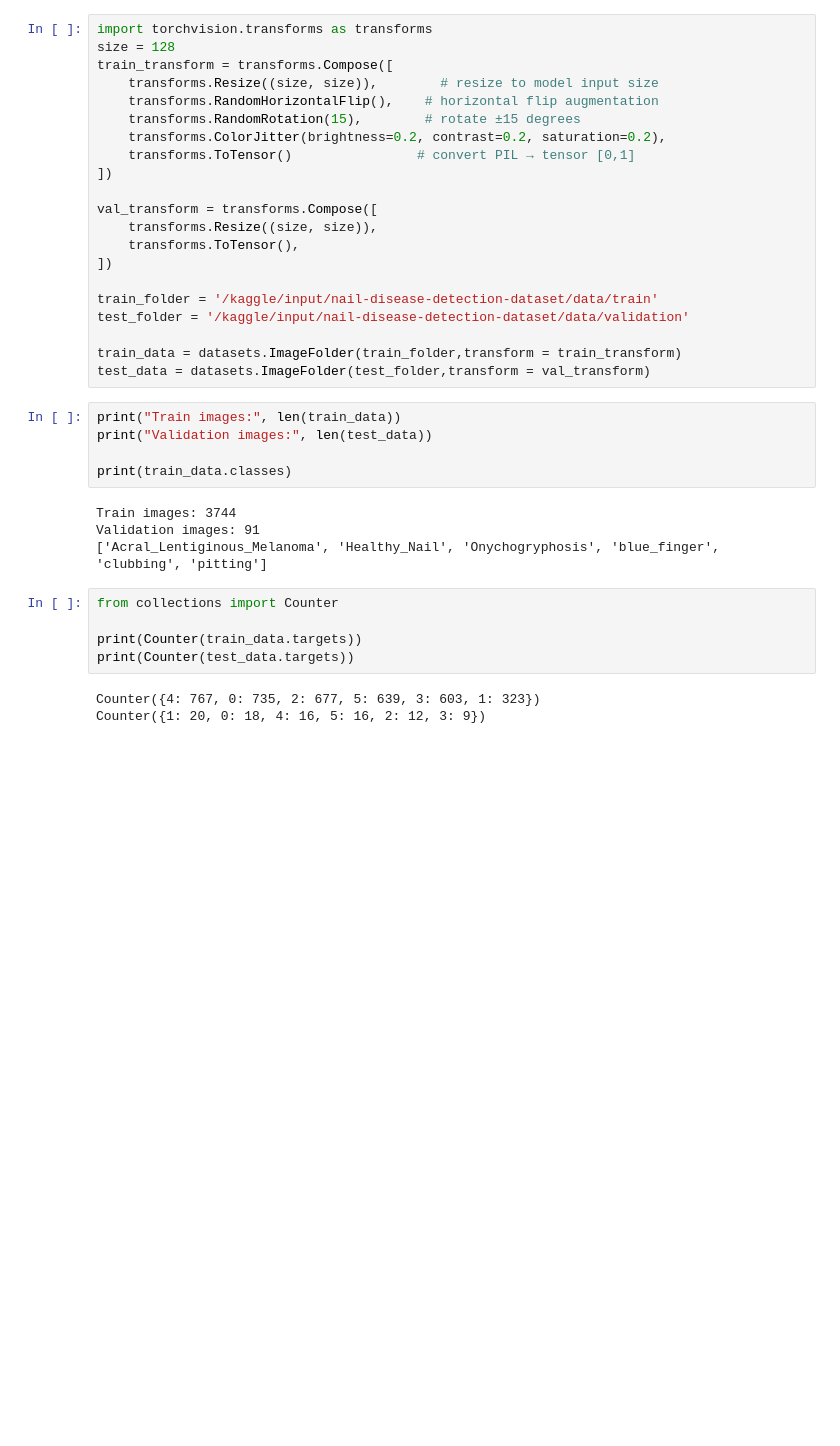
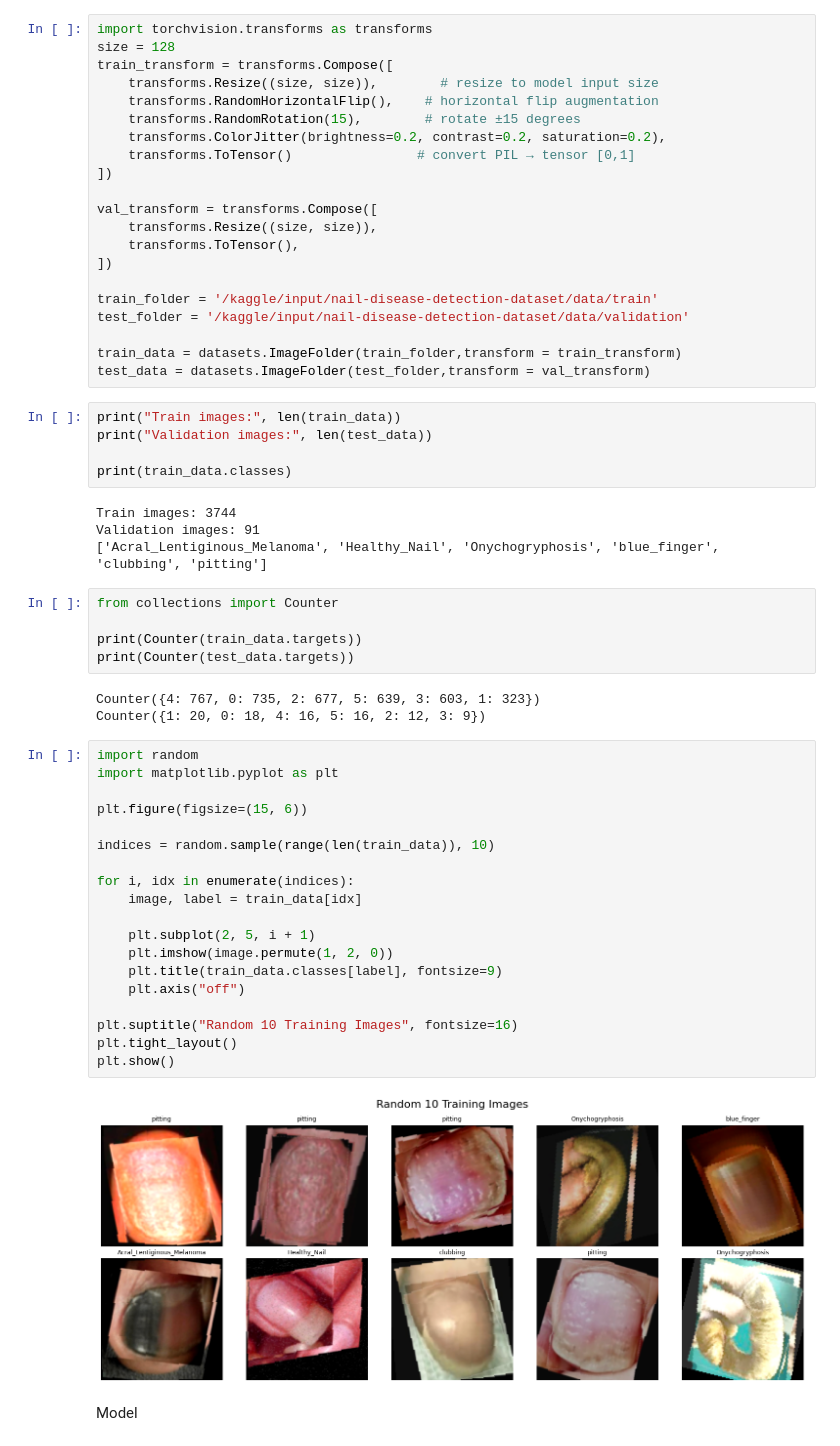
Before and after one commit to jobayer360s/Computer-Vision-and-Pattern-Recognition, a Jupyter notebook: CNN_23_50647_1.ipynb, the cells around one changed output. Drawn from its saved outputs; the diff is of its cells as text; blank space fills up the shorter version.

Commit message:
Created using Colab compleating model

```diff
--- a/CNN_23_50647_1.ipynb
+++ b/CNN_23_50647_1.ipynb
@@ -72,3 +72,26 @@ print(Counter(test_data.targets))
 # %% [output]
 Counter({4: 767, 0: 735, 2: 677, 5: 639, 3: 603, 1: 323})
 Counter({1: 20, 0: 18, 4: 16, 5: 16, 2: 12, 3: 9})
+# %%
+import random
+import matplotlib.pyplot as plt
+
+plt.figure(figsize=(15, 6))
+
+indices = random.sample(range(len(train_data)), 10)
+
+for i, idx in enumerate(indices):
+    image, label = train_data[idx]
+
+    plt.subplot(2, 5, i + 1)
+    plt.imshow(image.permute(1, 2, 0))
+    plt.title(train_data.classes[label], fontsize=9)
+    plt.axis("off")
+
+plt.suptitle("Random 10 Training Images", fontsize=16)
+plt.tight_layout()
+plt.show()
+# %% [output]
+[figure, added]
+# %% [markdown]
+Model
```
Also changed, not shown: parts of 11 cells of this notebook.
